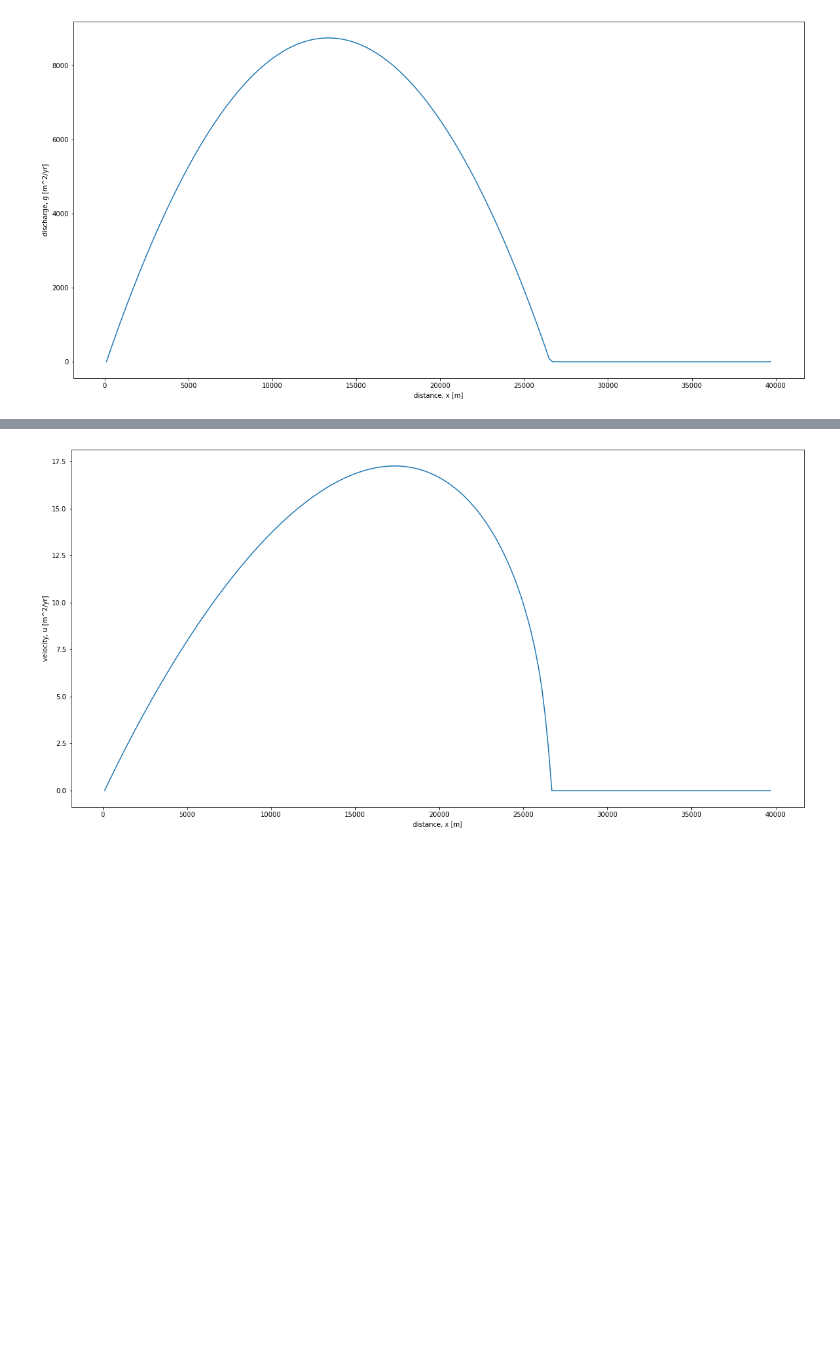
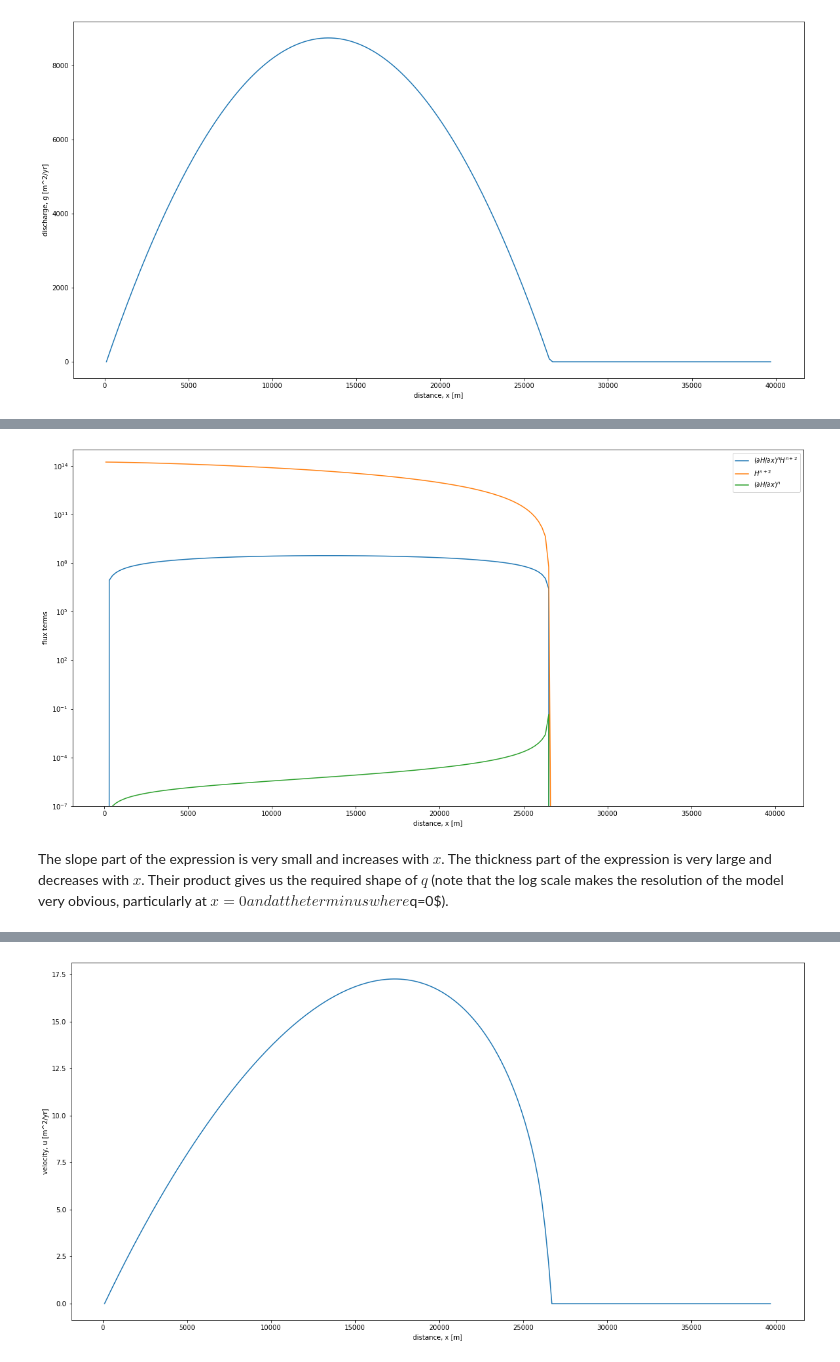
Before and after one commit to ldeo-glaciology/ice-sheet-seminar-2022, a Jupyter notebook: notes/week-10-notes.ipynb, the cells around one changed output, grey strips where cells are left out. Cells and saved outputs as stored; diff of their text form; code cells hidden in the pictures; blank space fills up the shorter version.

```diff
--- a/notes/week-10-notes.ipynb
+++ b/notes/week-10-notes.ipynb
@@ -57,7 +79,5 @@ where $i$ denotes the grid cell.
 # %%
 # Solving the SIA with a spatially-fixed surface mass balance.
-import numpy as np
-import matplotlib.pyplot as plt
 
 # 1. descritize time
 dt = 0.004   # units [years]
@@ -101,7 +121,7 @@ H_new = np.zeros((Lx))
 
 # 5. surface mass balance
 ELx = X/3
-b = 1*10**(-4) * (X/3-x)
+a = 1*10**(-4) * (X/3-x)
 
 print_period = 50000
 
@@ -127,8 +147,7 @@ for i, timestep in enumerate(t):
     # compute the ice thickness using the finite-difference form of the
     # mass conservation equation.
 
-
-    H_new[1:-1] = np.maximum(e,H_old[1:-1] + dt * ( b[1:-1] - (q[1:]-q[0:-1])/dx ))
+    H_new[1:-1] = np.maximum(e,H_old[1:-1] + dt * ( a[1:-1] - (q[1:]-q[0:-1])/dx ))
 
     # apply the boundary conditions at x = 0 and x = X
     H_new[0] = H_new[1]
@@ -180,0 +221,14 @@ plt.show()
+# %%
+plt.figure(figsize=(20, 10))
+plt.semilogy(x_stag,alpha**n * H_stag**(n+2), label = '$(\partial H/\partial x)^{n} H^{n+2}$');
+plt.semilogy(x_stag,H_stag**(n+2), label = '$H^{n+2}$');
+plt.semilogy(x_stag,alpha**n, label = '$(\partial H/\partial x)^{n}$');
+plt.xlabel('distance, x [m]')
+plt.ylabel('flux terms')
+plt.ylim((10**(-7),10**(15)))
+plt.legend()
+plt.show()
+# %% [output]
+[figure, added]
+# %% [markdown]
+The slope part of the expression is very small and increases with $x$. The thickness part of the expression is very large and decreases with $x$. Their product gives us the required shape of $q$ (note that the log scale makes the resolution of the model very obvious, particularly at $x=0 and at the terminus where $q=0$).
```
Also changed, not shown: parts of 11 cells of this notebook.
